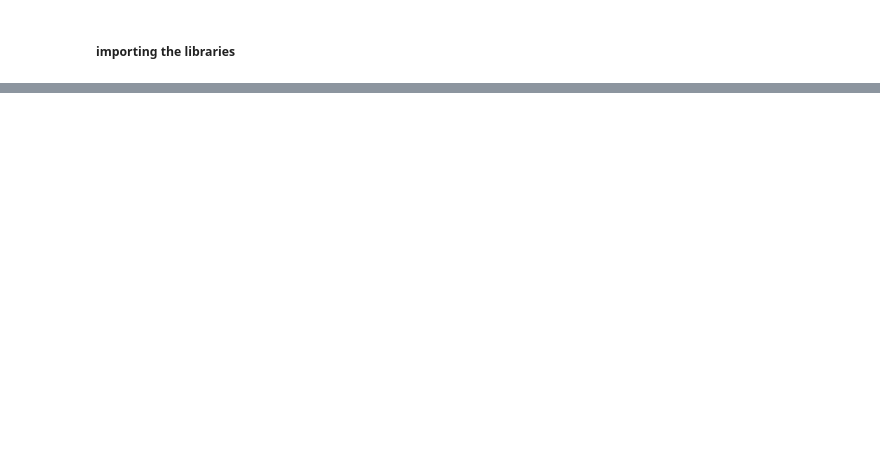
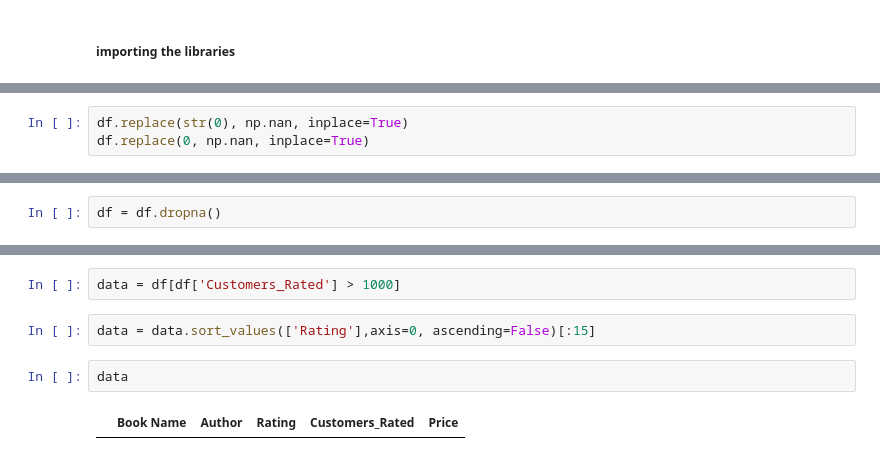
Before and after one commit to somu-Projects/Data-Visualisation, a Jupyter notebook: Web Scrapping/Amazon/flipkart.ipynb, the cells around one changed output, grey strips where cells are left out. Cells and saved outputs as stored; diff of their text form; blank space fills up the shorter version.

```diff
--- a/Web Scrapping/Amazon/flipkart.ipynb
+++ b/Web Scrapping/Amazon/flipkart.ipynb
@@ -130,0 +161,3 @@ SAMSUNG Galaxy F13 (Nightsky Green| 64 GB),Rs.9499,4.4
+# %%
+df.replace(str(0), np.nan, inplace=True)
+df.replace(0, np.nan, inplace=True)
@@ -130,0 +174,2 @@ SAMSUNG Galaxy F13 (Nightsky Green| 64 GB),Rs.9499,4.4
+# %%
+df = df.dropna()
@@ -130,0 +210,8 @@ SAMSUNG Galaxy F13 (Nightsky Green| 64 GB),Rs.9499,4.4
+# %%
+data = df[df['Customers_Rated'] > 1000]
+# %%
+data = data.sort_values(['Rating'],axis=0, ascending=False)[:15]
+# %%
+data
+# %% [output]
+|  | Book Name | Author | Rating | Customers_Rated | Price |
```
Also changed, not shown: parts of 39 cells of this notebook, 20 other files.
